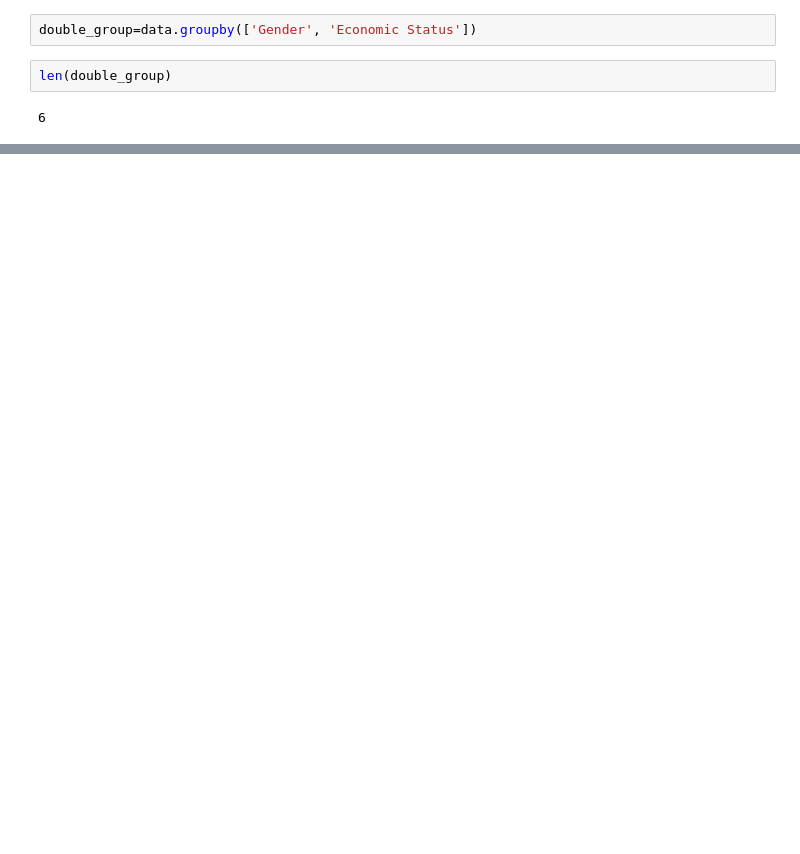
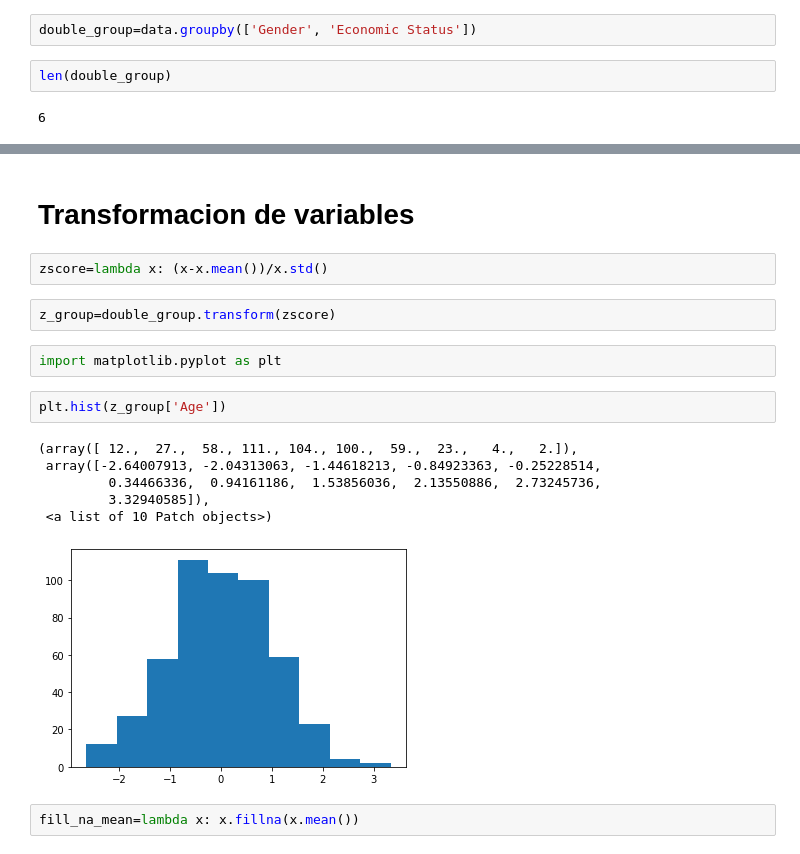
Before and after one commit to nestorsgarzonc/Fundamentals-of-Machine-learning, a Jupyter notebook: Udemy Course/T2-3 Data cleaning, agrupacion de datos.ipynb, the cells around one changed output, grey strips where cells are left out. Drawn from its saved outputs; the diff is of its cells as text; blank space fills up the shorter version.

```diff
--- a/Udemy Course/T2-3 Data cleaning, agrupacion de datos.ipynb
+++ b/Udemy Course/T2-3 Data cleaning, agrupacion de datos.ipynb
@@ -148,0 +295,19 @@ for names, groups in double_group:
+# %% [markdown]
+# Transformacion de variables
+# %%
+zscore=lambda x: (x-x.mean())/x.std()
+# %%
+z_group=double_group.transform(zscore)
+# %%
+import matplotlib.pyplot as plt
+# %%
+plt.hist(z_group['Age'])
+# %% [output]
+(array([ 12.,  27.,  58., 111., 104., 100.,  59.,  23.,   4.,   2.]),
+ array([-2.64007913, -2.04313063, -1.44618213, -0.84923363, -0.25228514,
+         0.34466336,  0.94161186,  1.53856036,  2.13550886,  2.73245736,
+         3.32940585]),
+ <a list of 10 Patch objects>)
+[figure, added]
+# %%
+fill_na_mean=lambda x: x.fillna(x.mean())
```
Also changed, not shown: parts of 31 cells of this notebook.
